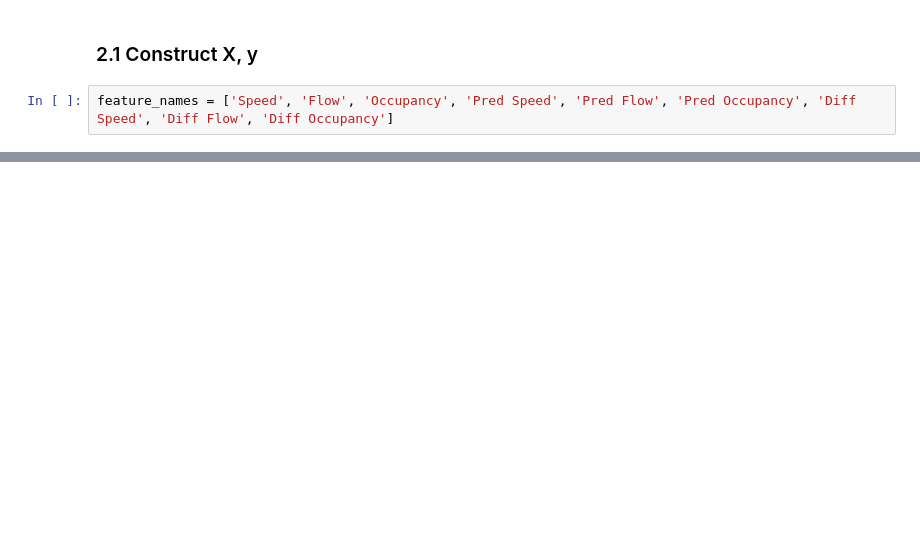
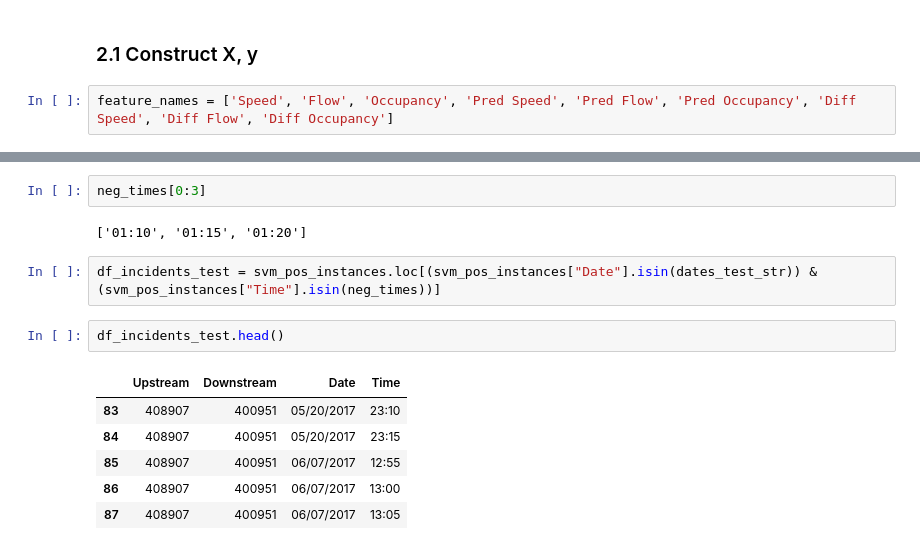
Before and after one commit to hy-lei/A-Hybrid-Approach-for-AID, a Jupyter notebook: TSA-DES_SVM.ipynb, the cells around one changed output, grey strips where cells are left out. Drawn from its saved outputs; the diff is of its cells as text; blank space fills up the shorter version.

```diff
--- a/TSA-DES_SVM.ipynb
+++ b/TSA-DES_SVM.ipynb
@@ -1757,0 +1851,15 @@ feature_names = ['Speed', 'Flow', 'Occupancy', 'Pred Speed', 'Pred Flow', 'Pred
+# %%
+neg_times[0:3]
+# %% [output]
+['01:10', '01:15', '01:20']
+# %%
+df_incidents_test = svm_pos_instances.loc[(svm_pos_instances["Date"].isin(dates_test_str)) & (svm_pos_instances["Time"].isin(neg_times))]
+# %%
+df_incidents_test.head()
+# %% [output]
+|  | Upstream | Downstream | Date | Time |
+| 83 | 408907 | 400951 | 05/20/2017 | 23:10 |
+| 84 | 408907 | 400951 | 05/20/2017 | 23:15 |
+| 85 | 408907 | 400951 | 06/07/2017 | 12:55 |
+| 86 | 408907 | 400951 | 06/07/2017 | 13:00 |
+| 87 | 408907 | 400951 | 06/07/2017 | 13:05 |
```
Also changed, not shown: parts of 59 cells of this notebook.
